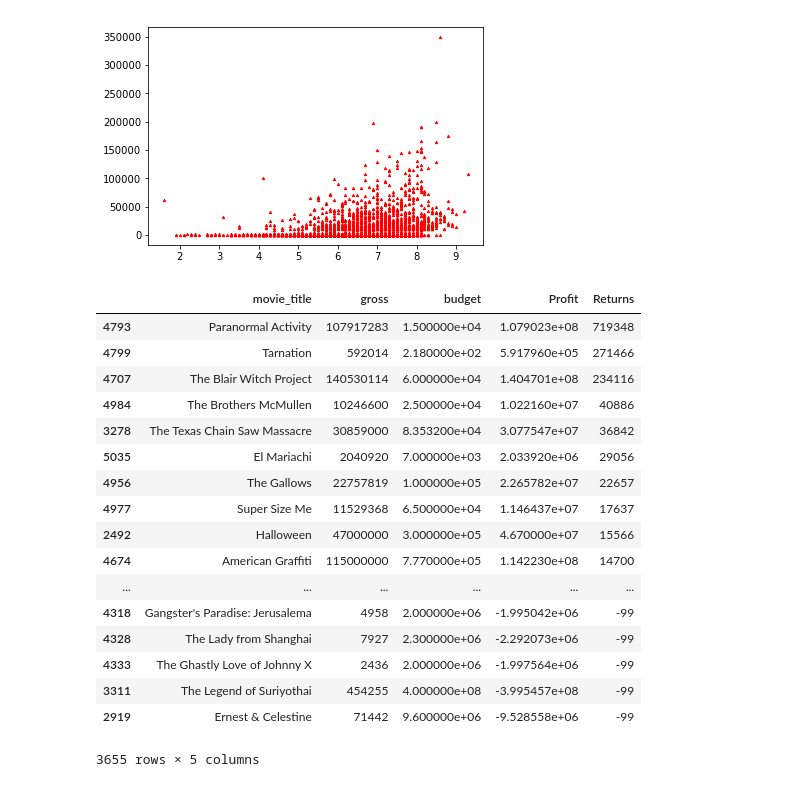
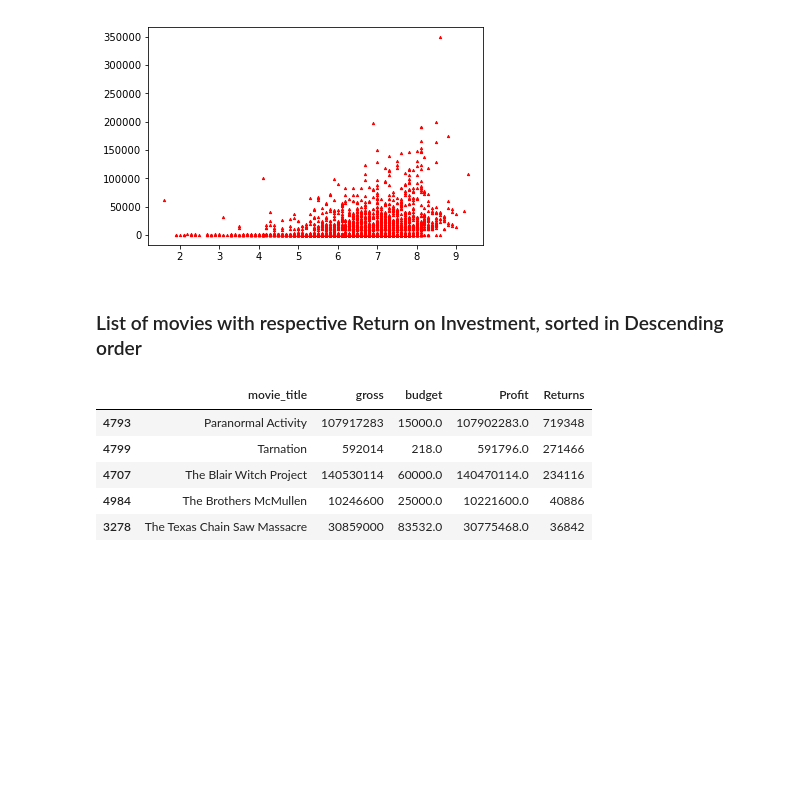
Before and after one commit to divyaaligireddy/IMDB-data-analysis, a Jupyter notebook: IMDB_data_analysis.ipynb, the cells around one changed output. Drawn from its saved outputs; the diff is of its cells as text; code cells hidden in the pictures; blank space fills up the shorter version.

```diff
--- a/IMDB_data_analysis.ipynb
+++ b/IMDB_data_analysis.ipynb
@@ -97,30 +107,20 @@ plt.scatter(score_likes['imdb_score'].values, score_likes['movie_facebook_likes'
 plt.show()
 # %% [output]
 [figure]
+# %% [markdown]
+### List of movies with respective Return on Investment, sorted in Descending order
 # %%
 #The return on investment formula is: ROI = (Net Profit / Cost of Investment) x 100
 movie_returns = movies.loc[:, ['movie_title', 'gross', 'budget']]
 movie_returns['Profit'] = movie_returns['gross'] - movie_returns['budget']
 movie_returns['Returns'] = (movie_returns['Profit']/movie_returns['budget'])*100
 movie_returns.Returns = movie_returns.Returns.astype(np.int64)
 movie_returns.sort_values('Returns', ascending=False, inplace=True)
-movie_returns
+movie_returns.head()
 # %% [output]
 |  | movie_title | gross | budget | Profit | Returns |
-| 4793 | Paranormal Activity | 107917283 | 1.500000e+04 | 1.079023e+08 | 719348 |
-| 4799 | Tarnation | 592014 | 2.180000e+02 | 5.917960e+05 | 271466 |
-| 4707 | The Blair Witch Project | 140530114 | 6.000000e+04 | 1.404701e+08 | 234116 |
-| 4984 | The Brothers McMullen | 10246600 | 2.500000e+04 | 1.022160e+07 | 40886 |
-| 3278 | The Texas Chain Saw Massacre | 30859000 | 8.353200e+04 | 3.077547e+07 | 36842 |
-| 5035 | El Mariachi | 2040920 | 7.000000e+03 | 2.033920e+06 | 29056 |
-| 4956 | The Gallows | 22757819 | 1.000000e+05 | 2.265782e+07 | 22657 |
-| 4977 | Super Size Me | 11529368 | 6.500000e+04 | 1.146437e+07 | 17637 |
-| 2492 | Halloween | 47000000 | 3.000000e+05 | 4.670000e+07 | 15566 |
-| 4674 | American Graffiti | 115000000 | 7.770000e+05 | 1.142230e+08 | 14700 |
-| ... | ... | ... | ... | ... | ... |
-| 4318 | Gangster's Paradise: Jerusalema | 4958 | 2.000000e+06 | -1.995042e+06 | -99 |
-| 4328 | The Lady from Shanghai | 7927 | 2.300000e+06 | -2.292073e+06 | -99 |
-| 4333 | The Ghastly Love of Johnny X | 2436 | 2.000000e+06 | -1.997564e+06 | -99 |
-| 3311 | The Legend of Suriyothai | 454255 | 4.000000e+08 | -3.995457e+08 | -99 |
-| 2919 | Ernest & Celestine | 71442 | 9.600000e+06 | -9.528558e+06 | -99 |
+| 4793 | Paranormal Activity | 107917283 | 15000.0 | 107902283.0 | 719348 |
+| 4799 | Tarnation | 592014 | 218.0 | 591796.0 | 271466 |
+| 4707 | The Blair Witch Project | 140530114 | 60000.0 | 140470114.0 | 234116 |
+| 4984 | The Brothers McMullen | 10246600 | 25000.0 | 10221600.0 | 40886 |
+| 3278 | The Texas Chain Saw Massacre | 30859000 | 83532.0 | 30775468.0 | 36842 |
-3655 rows × 5 columns
```
Also changed, not shown: parts of 44 cells of this notebook.
